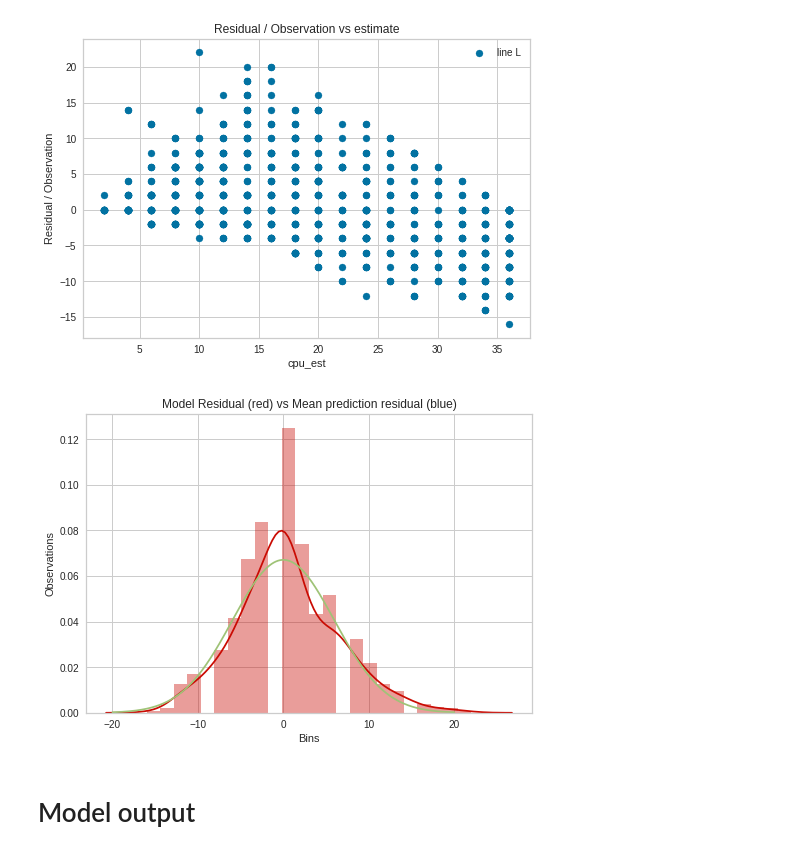
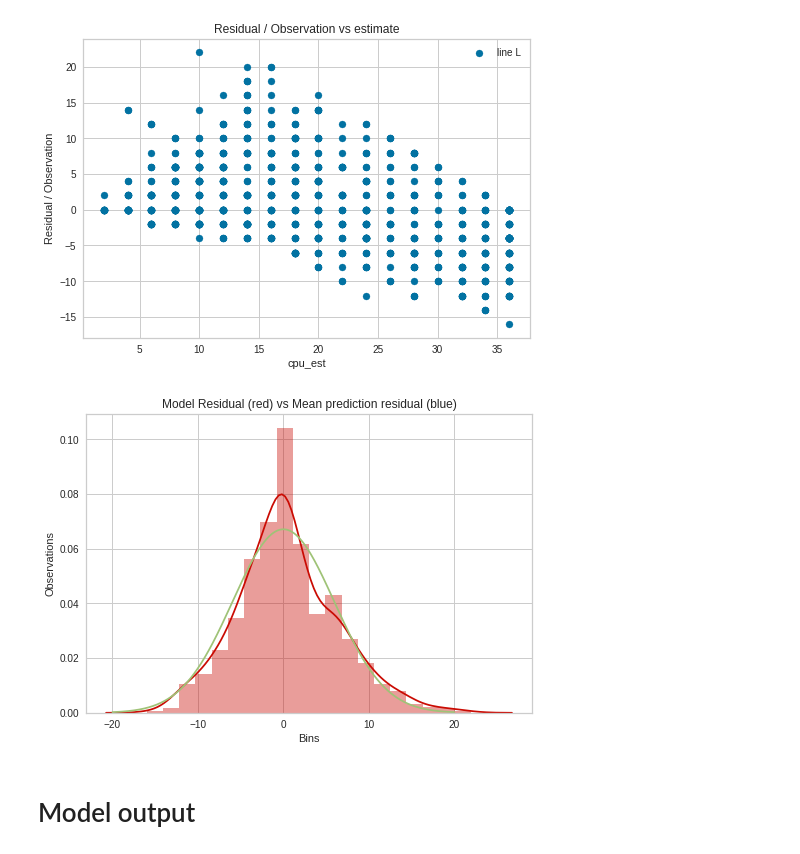
Before and after one commit to icgc-argo/align-sklearn, a Jupyter notebook: Align_time.ipynb, the cells around one changed output. Drawn from its saved outputs; the diff is of its cells as text; code cells hidden in the pictures.

Commit message:
Fixes cpu residual histogram bins

```diff
--- a/Align_time.ipynb
+++ b/Align_time.ipynb
@@ -377,25 +377,25 @@ cpu_residual_plot()
 # %%
 def cpu_residual_distribution():
   import matplotlib.pyplot as plt
   from scipy.stats import norm
 
   dist = (data['CPUs'] - data['cpu_est'])
 
   import seaborn as sns
   from scipy.stats import norm
   from scipy import stats
   xx = np.arange(-20, +20, 0.001)
   std_normal = stats.norm.pdf(xx, scale = dist.std())
-  sns.distplot(dist, color="r")
+  sns.distplot(dist, color="r", bins=20)
   plt.plot(xx, std_normal, 'g')
 
   plt.xlabel("Bins")
   plt.ylabel("Observations")
   plt.title("Model Residual (red) vs Mean prediction residual (blue)")
 
 cpu_residual_distribution()
 # %% [output]
-[figure, old version]
+[figure, new version]
 # %% [markdown]
 # Model output
 # %%
```
